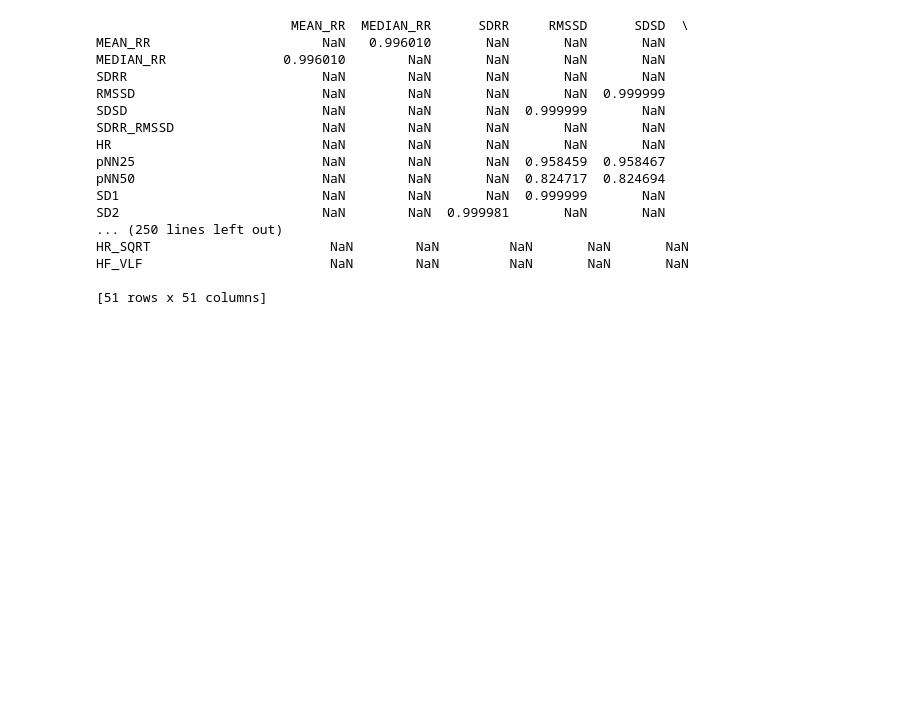
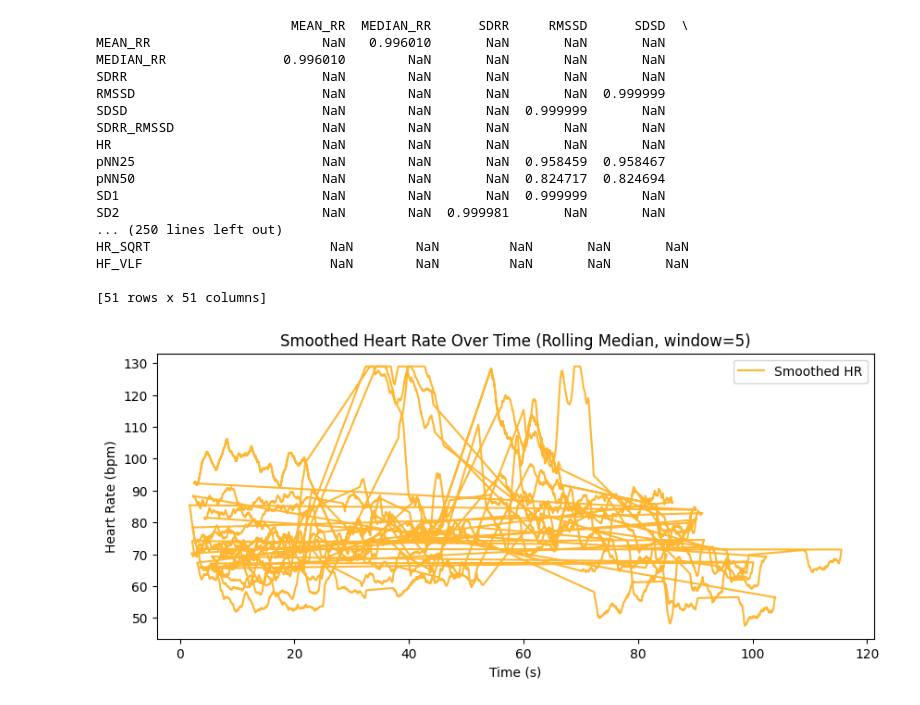
Before and after one commit to ayaanhussainsyed/human-Emotion-Mapping-via-Physiological-Signals, a Jupyter notebook: model.ipynb, the cells around one changed output. Cells and saved outputs as stored; diff of their text form; code cells hidden in the pictures; blank space fills up the shorter version.

```diff
--- a/model.ipynb
+++ b/model.ipynb
@@ -221,3 +221,28 @@ HF_VLF                        NaN        NaN         NaN       NaN       NaN
 # Keeping SDRR, drop SDSD and RMSSD_REL_RR variants.
 # Keeping HF_LOG, drop redundant power transforms.
 # This helps avoid redundant decision boundaries during training.
+# %%
+import numpy as np
+
+def cap_outliers(series, z_thresh=3):
+    mean, std = series.mean(), series.std()
+    upper, lower = mean + z_thresh * std, mean - z_thresh * std
+    return np.clip(series, lower, upper)
+
+for col in ['HR', 'MEAN_RR', 'SDRR', 'RMSSD']:
+    df[col] = cap_outliers(df[col])
+# %%
+for col in ['HR', 'MEAN_RR', 'SDRR', 'RMSSD']:
+    df[col] = df[col].rolling(window=5, min_periods=1, center=True).median()
+# %%
+import matplotlib.pyplot as plt
+
+plt.figure(figsize=(10,4))
+plt.plot(df['Time'], df['HR'], label='Smoothed HR', color='orange', alpha=0.8)
+plt.title("Smoothed Heart Rate Over Time (Rolling Median, window=5)")
+plt.xlabel("Time (s)")
+plt.ylabel("Heart Rate (bpm)")
+plt.legend()
+plt.show()
+# %% [output]
+[figure, added]
```
Also changed, not shown: parts of 18 cells of this notebook.
